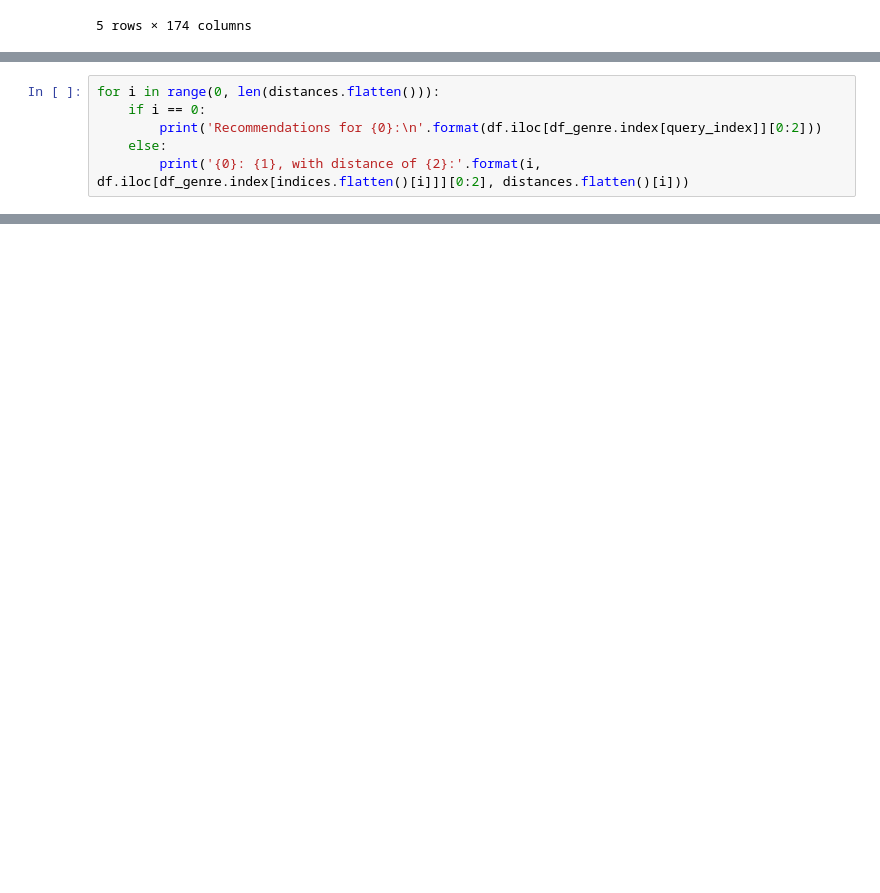
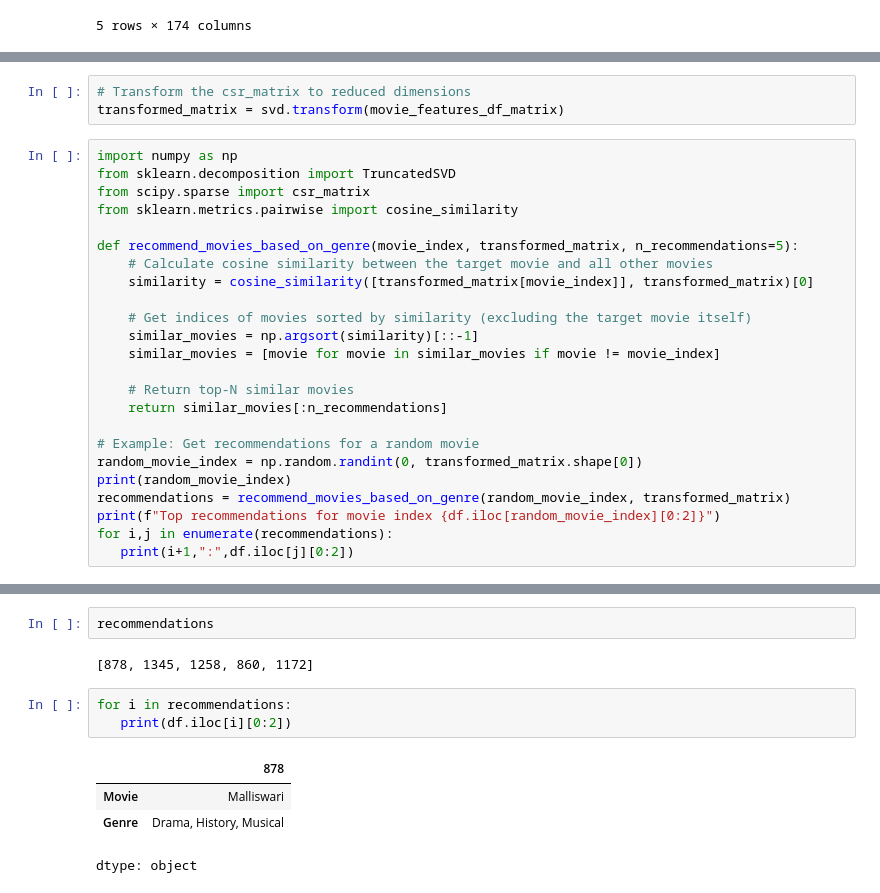
Before and after one commit to psyuktha/Reccomendation_system, a Jupyter notebook: Movie_reccomendation_content.ipynb, the cells around one changed output, grey strips where cells are left out. Cells and saved outputs as stored; diff of their text form; blank space fills up the shorter version.

```diff
--- a/Movie_reccomendation_content.ipynb
+++ b/Movie_reccomendation_content.ipynb
@@ -95,6 +78,0 @@ distances, indices = model_knn.kneighbors(df_genre.iloc[0,:].values.reshape(1, -
-# %%
-for i in range(0, len(distances.flatten())):
-    if i == 0:
-        print('Recommendations for {0}:\n'.format(df.iloc[df_genre.index[query_index]][0:2]))
-    else:
-        print('{0}: {1}, with distance of {2}:'.format(i, df.iloc[df_genre.index[indices.flatten()[i]]][0:2], distances.flatten()[i]))
@@ -120,0 +79,27 @@ Name: 533, dtype: object, with distance of 0.0:
+# %%
+# Transform the csr_matrix to reduced dimensions
+transformed_matrix = svd.transform(movie_features_df_matrix)
+# %%
+import numpy as np
+from sklearn.decomposition import TruncatedSVD
+from scipy.sparse import csr_matrix
+from sklearn.metrics.pairwise import cosine_similarity
+
+def recommend_movies_based_on_genre(movie_index, transformed_matrix, n_recommendations=5):
+    # Calculate cosine similarity between the target movie and all other movies
+    similarity = cosine_similarity([transformed_matrix[movie_index]], transformed_matrix)[0]
+
+    # Get indices of movies sorted by similarity (excluding the target movie itself)
+    similar_movies = np.argsort(similarity)[::-1]
+    similar_movies = [movie for movie in similar_movies if movie != movie_index]
+
+    # Return top-N similar movies
+    return similar_movies[:n_recommendations]
+
+# Example: Get recommendations for a random movie
+random_movie_index = np.random.randint(0, transformed_matrix.shape[0])
+print(random_movie_index)
+recommendations = recommend_movies_based_on_genre(random_movie_index, transformed_matrix)
+print(f"Top recommendations for movie index {df.iloc[random_movie_index][0:2]}")
+for i,j in enumerate(recommendations):
+   print(i+1,":",df.iloc[j][0:2])
@@ -120,0 +126,12 @@ Name: 533, dtype: object, with distance of 0.0:
+# %%
+recommendations
+# %% [output]
+[878, 1345, 1258, 860, 1172]
+# %%
+for i in recommendations:
+   print(df.iloc[i][0:2])
+# %% [output]
+|  | 878 |
+| Movie | Malliswari |
+| Genre | Drama, History, Musical |
+dtype: object
```
Also changed, not shown: parts of 5 cells of this notebook.
